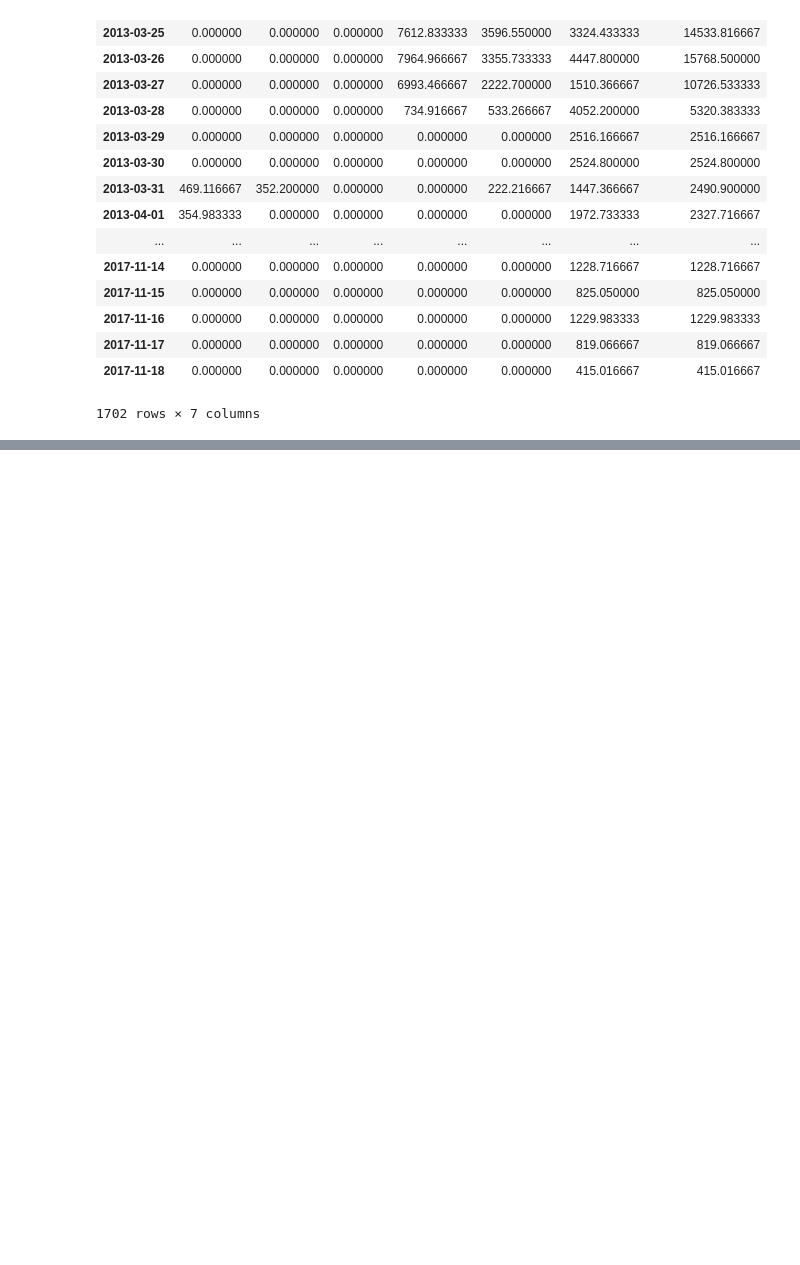
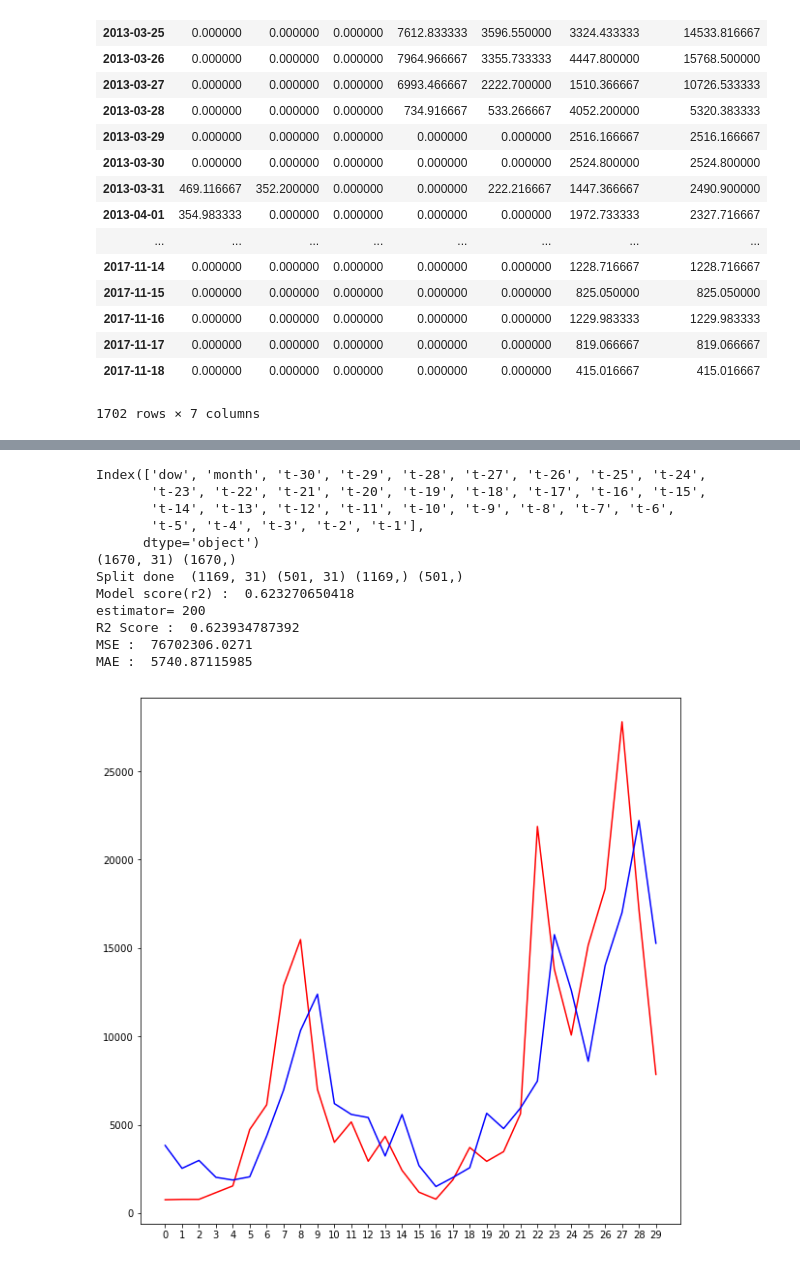
Before and after one commit to adithya8/loadPrediction, a Jupyter notebook: Untitled.ipynb, the cells around one changed output, grey strips where cells are left out. Cells and saved outputs as stored; diff of their text form; code cells hidden in the pictures; blank space fills up the shorter version.

```diff
--- a/Untitled.ipynb
+++ b/Untitled.ipynb
@@ -337,0 +312,17 @@ plt.show()
+# %%
+scores=[]
+scores=extratrees(df_new_thermal1)
+# %% [output]
+Index(['dow', 'month', 't-30', 't-29', 't-28', 't-27', 't-26', 't-25', 't-24',
+       't-23', 't-22', 't-21', 't-20', 't-19', 't-18', 't-17', 't-16', 't-15',
+       't-14', 't-13', 't-12', 't-11', 't-10', 't-9', 't-8', 't-7', 't-6',
+       't-5', 't-4', 't-3', 't-2', 't-1'],
+      dtype='object')
+(1670, 31) (1670,)
+Split done  (1169, 31) (501, 31) (1169,) (501,)
+Model score(r2) :  0.623270650418
+estimator= 200
+R2 Score :  0.623934787392
+MSE :  76702306.0271
+MAE :  5740.87115985
+[figure, added]
```
Also changed, not shown: parts of 10 cells of this notebook, 1 other file.
